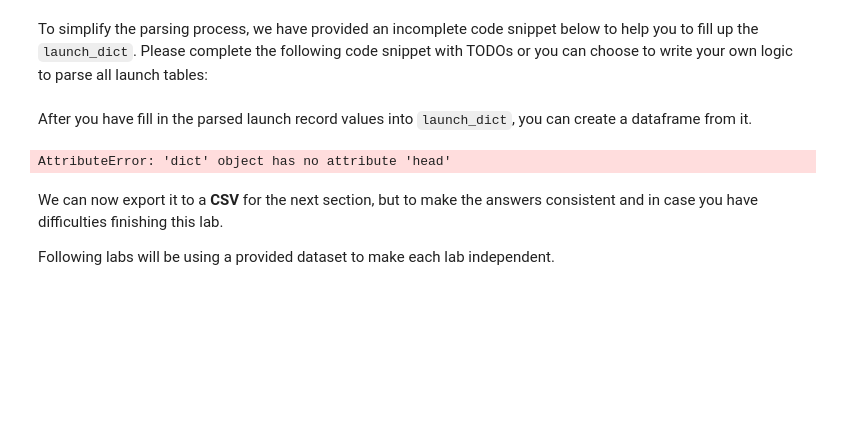
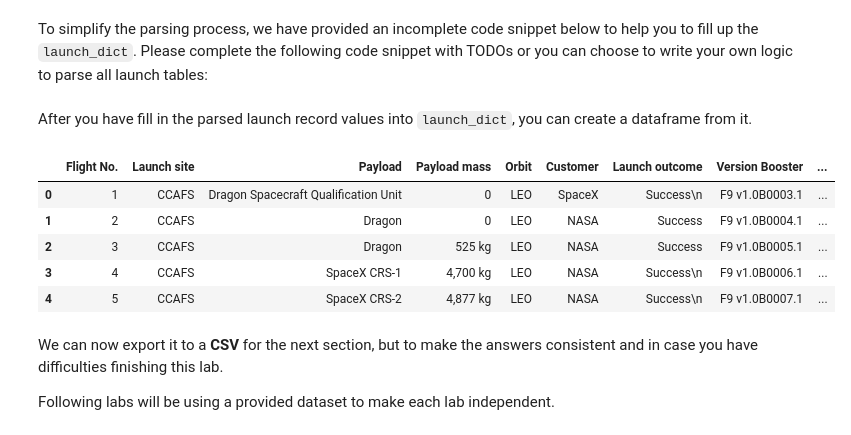
Before and after one commit to Jonathan-Dedinata/Data-Science-Capstone, a Jupyter notebook: Data Collection/jupyter-labs-webscraping.ipynb, the cells around one changed output. Cells and saved outputs as stored; diff of their text form; code cells hidden in the pictures; blank space fills up the shorter version.

```diff
--- a/Data Collection/jupyter-labs-webscraping.ipynb
+++ b/Data Collection/jupyter-labs-webscraping.ipynb
@@ -334,9 +334,14 @@ for table_number,table in enumerate(soup.find_all('table',"wikitable plainrowhea
 After you have fill in the parsed launch record values into `launch_dict`, you can create a dataframe from it.
 # %%
 df = pd.DataFrame(launch_dict)
-df.head
+df.head()
 # %% [output]
-AttributeError: 'dict' object has no attribute 'head'
+|  | Flight No. | Launch site | Payload | Payload mass | Orbit | Customer | Launch outcome | Version Booster | ... |
+| 0 | 1 | CCAFS | Dragon Spacecraft Qualification Unit | 0 | LEO | SpaceX | Success\n | F9 v1.0B0003.1 | ... |
+| 1 | 2 | CCAFS | Dragon | 0 | LEO | NASA | Success | F9 v1.0B0004.1 | ... |
+| 2 | 3 | CCAFS | Dragon | 525 kg | LEO | NASA | Success | F9 v1.0B0005.1 | ... |
+| 3 | 4 | CCAFS | SpaceX CRS-1 | 4,700 kg | LEO | NASA | Success\n | F9 v1.0B0006.1 | ... |
+| 4 | 5 | CCAFS | SpaceX CRS-2 | 4,877 kg | LEO | NASA | Success\n | F9 v1.0B0007.1 | ... |
 # %% [markdown]
 We can now export it to a <b>CSV</b> for the next section, but to make the answers consistent and in case you have difficulties finishing this lab.
 
```
Also changed, not shown: 1 other file.
